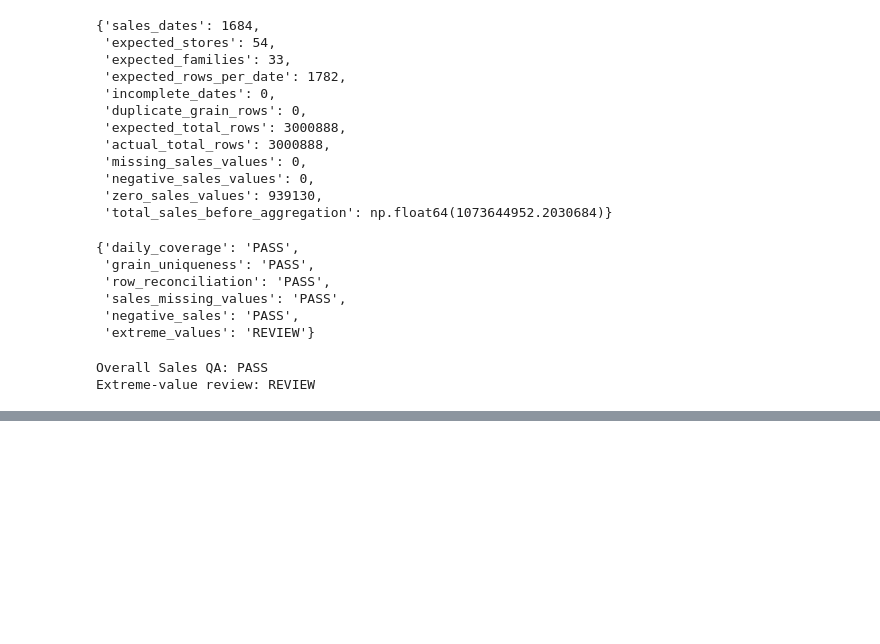
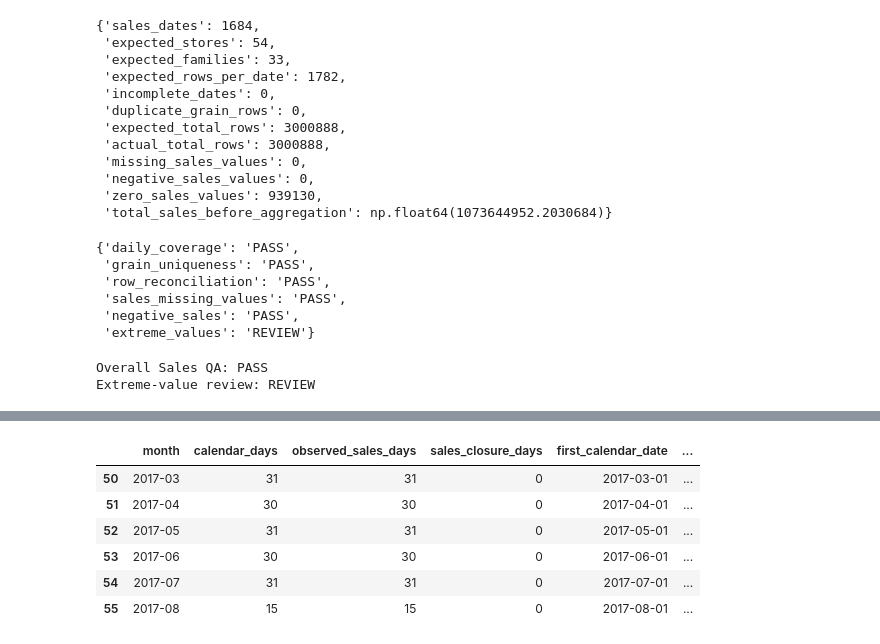
Before and after one commit to Abu-Hozaifa-Retail-Analyst/retail-sales-forecasting, a Jupyter notebook: notebooks/01_data_quality/02_initial_data_profiling.ipynb, the cells around one changed output, grey strips where cells are left out. Saved outputs shown, nothing was run; the diff lists cells and outputs as text; code cells hidden in the pictures; blank space fills up the shorter version.

```diff
--- a/notebooks/01_data_quality/02_initial_data_profiling.ipynb
+++ b/notebooks/01_data_quality/02_initial_data_profiling.ipynb
@@ -7269,0 +7360,50 @@ Extreme-value review: REVIEW
+# %%
+# Step 3.7.4 — Monthly calendar coverage validation
+
+calendar_monthly = (
+    calendar.assign(
+        month=calendar["date"].dt.to_period("M")
+    )
+    .groupby("month")
+    .agg(
+        calendar_days=("date", "size"),
+        observed_sales_days=("has_sales_record", "sum"),
+        sales_closure_days=("is_sales_closure", "sum"),
+        first_calendar_date=("date", "min"),
+        last_calendar_date=("date", "max")
+    )
+    .reset_index()
+)
+
+# Identify the actual calendar month-end
+calendar_monthly["month_end"] = (
+    calendar_monthly["month"].dt.to_timestamp("M")
+)
+
+# Days accounted for by observed sales or documented closure
+calendar_monthly["accounted_sales_days"] = (
+    calendar_monthly["observed_sales_days"]
+    + calendar_monthly["sales_closure_days"]
+)
+
+# Check whether the available calendar covers the complete month
+calendar_monthly["is_partial_month"] = (
+    calendar_monthly["last_calendar_date"]
+    < calendar_monthly["month_end"]
+)
+
+# Check whether all available calendar days are accounted for
+calendar_monthly["sales_coverage_complete"] = (
+    calendar_monthly["accounted_sales_days"]
+    == calendar_monthly["calendar_days"]
+)
+
+calendar_monthly.tail(6)
+# %% [output]
+|  | month | calendar_days | observed_sales_days | sales_closure_days | first_calendar_date | ... |
+| 50 | 2017-03 | 31 | 31 | 0 | 2017-03-01 | ... |
+| 51 | 2017-04 | 30 | 30 | 0 | 2017-04-01 | ... |
+| 52 | 2017-05 | 31 | 31 | 0 | 2017-05-01 | ... |
+| 53 | 2017-06 | 30 | 30 | 0 | 2017-06-01 | ... |
+| 54 | 2017-07 | 31 | 31 | 0 | 2017-07-01 | ... |
+| 55 | 2017-08 | 15 | 15 | 0 | 2017-08-01 | ... |
```
Also changed, not shown: parts of 17 cells of this notebook, 1 other file.
